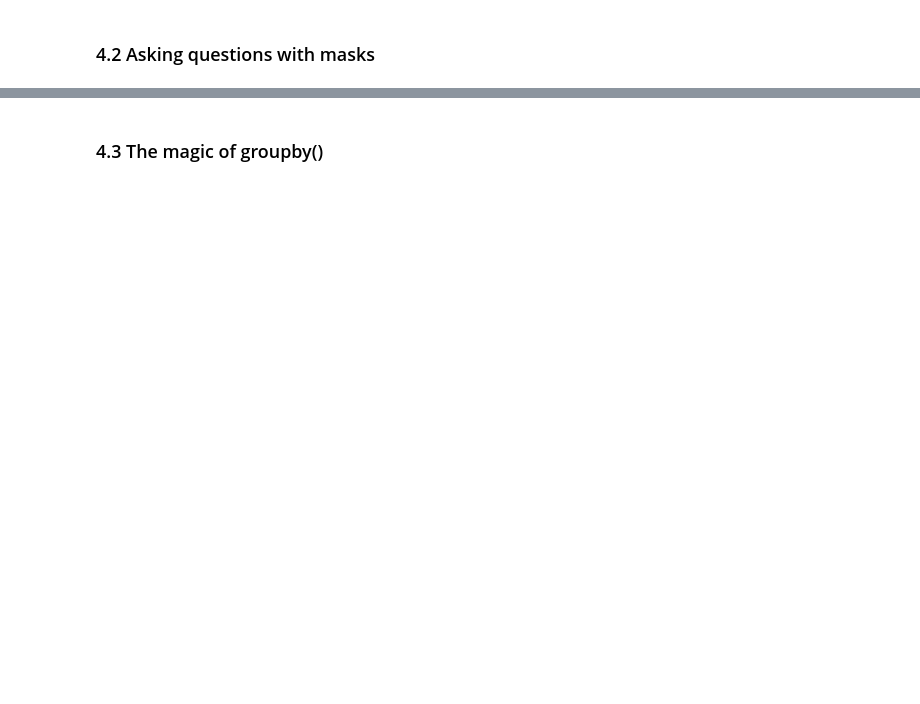
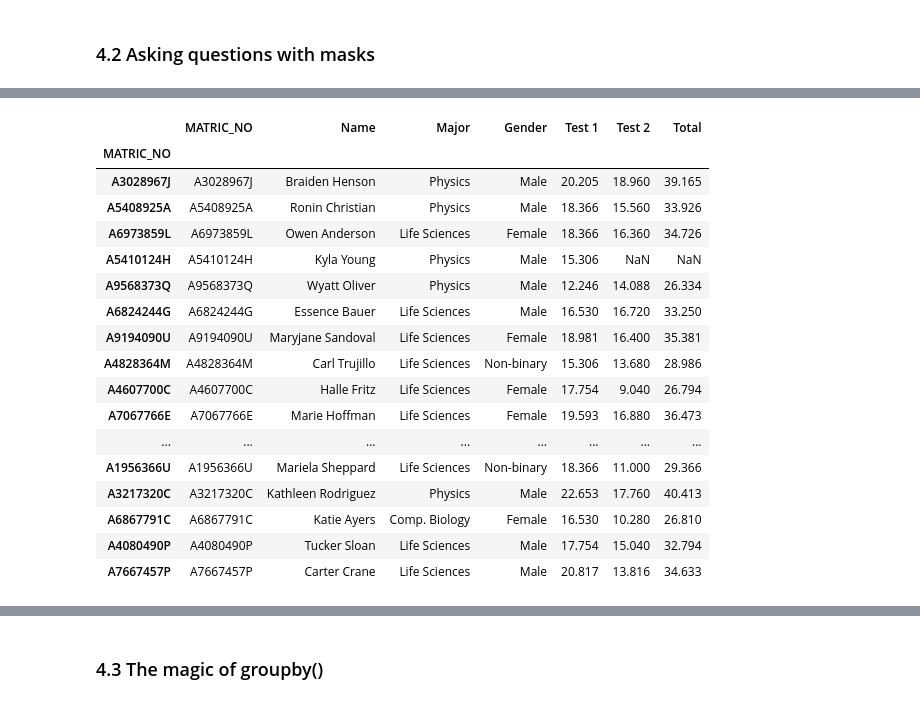
Before and after one commit to SPS-SP2273/learning-portfolio-enxinnn, a Jupyter notebook: pandas/pandas_(need).ipynb, the cells around one changed output, grey strips where cells are left out. Cells and saved outputs as stored; diff of their text form; code cells hidden in the pictures; blank space fills up the shorter version.

```diff
--- a/pandas/pandas_(need).ipynb
+++ b/pandas/pandas_(need).ipynb
@@ -116,0 +258,18 @@ Index(['Unnamed: 0', 'Name', 'Student No', 'Major', 'Gender', 'Test 2 (20%)',
+# %%
+def clean(text):
+    try:
+        return text.replace("'", "")
+    except AttributeError:
+        # This will handle the NaN of the missing data
+        return text
+
+df_class['Test 2'] = df_class['Test 2'].apply(clean)
+# %%
+def clean(text):
+    try:
+        return text.replace("'", "")
+    except AttributeError:
+        # This will handle the NaN of the missing data
+        return text
+
+df_class['Test 2'] = df_class['Test 2'].apply(clean)
@@ -148,0 +456,21 @@ Index(['Unnamed: 0', 'Name', 'Student No', 'Major', 'Gender', 'Test 2 (20%)',
+# %%
+df_class.loc[~(df_class['Major'] == 'Chemistry')]
+# %% [output]
+|  | MATRIC_NO | Name | Major | Gender | Test 1 | Test 2 | Total |
+| MATRIC_NO |  |  |  |  |  |  |  |
+| A3028967J | A3028967J | Braiden Henson | Physics | Male | 20.205 | 18.960 | 39.165 |
+| A5408925A | A5408925A | Ronin Christian | Physics | Male | 18.366 | 15.560 | 33.926 |
+| A6973859L | A6973859L | Owen Anderson | Life Sciences | Female | 18.366 | 16.360 | 34.726 |
+| A5410124H | A5410124H | Kyla Young | Physics | Male | 15.306 | NaN | NaN |
+| A9568373Q | A9568373Q | Wyatt Oliver | Physics | Male | 12.246 | 14.088 | 26.334 |
+| A6824244G | A6824244G | Essence Bauer | Life Sciences | Male | 16.530 | 16.720 | 33.250 |
+| A9194090U | A9194090U | Maryjane Sandoval | Life Sciences | Female | 18.981 | 16.400 | 35.381 |
+| A4828364M | A4828364M | Carl Trujillo | Life Sciences | Non-binary | 15.306 | 13.680 | 28.986 |
+| A4607700C | A4607700C | Halle Fritz | Life Sciences | Female | 17.754 | 9.040 | 26.794 |
+| A7067766E | A7067766E | Marie Hoffman | Life Sciences | Female | 19.593 | 16.880 | 36.473 |
+| ... | ... | ... | ... | ... | ... | ... | ... |
+| A1956366U | A1956366U | Mariela Sheppard | Life Sciences | Non-binary | 18.366 | 11.000 | 29.366 |
+| A3217320C | A3217320C | Kathleen Rodriguez | Physics | Male | 22.653 | 17.760 | 40.413 |
+| A6867791C | A6867791C | Katie Ayers | Comp. Biology | Female | 16.530 | 10.280 | 26.810 |
+| A4080490P | A4080490P | Tucker Sloan | Life Sciences | Male | 17.754 | 15.040 | 32.794 |
+| A7667457P | A7667457P | Carter Crane | Life Sciences | Male | 20.817 | 13.816 | 34.633 |
```
Also changed, not shown: parts of 50 cells of this notebook, 2 other files.
